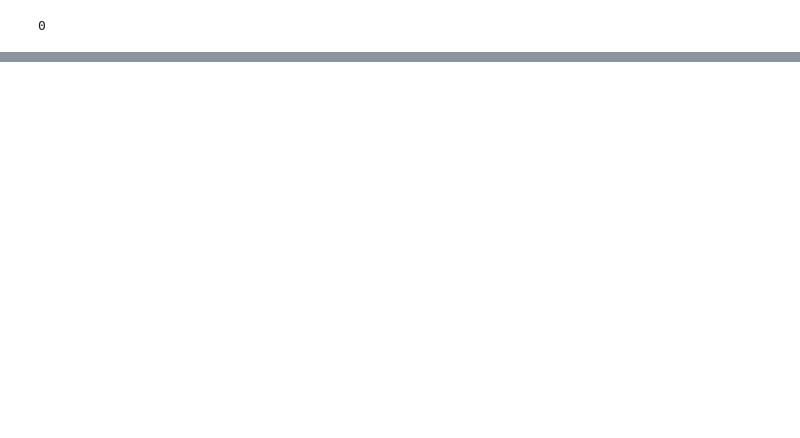
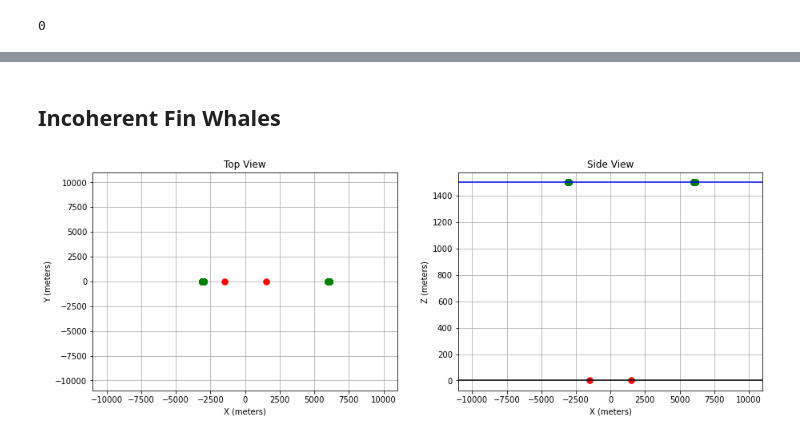
Before and after one commit to John-Ragland/NI_simulation, a Jupyter notebook: scripts/3D_simulation/3D_simulation.ipynb, the cells around one changed output, grey strips where cells are left out. Drawn from its saved outputs; the diff is of its cells as text; code cells hidden in the pictures; blank space fills up the shorter version.

```diff
--- a/scripts/3D_simulation/3D_simulation.ipynb
+++ b/scripts/3D_simulation/3D_simulation.ipynb
@@ -68,0 +83,11 @@ os.system(f'ffmpeg -r 40 -f image2 -s 1920x1080 -i animation_figures/%04d.png -v
+# %% [markdown]
+## Incoherent Fin Whales
+# %%
+source_distribution = ni_sim3D.source_distribution()
+_ = source_distribution.surface_line_incoherent(xmin=-3100, xmax = -3000, npts=100, label='fin_incoherent', hydrophone='A')
+sources = source_distribution.surface_line_incoherent(xmin=6000, xmax = 6100, npts=100, label='fin_incoherent', hydrophone='B')
+
+env = ni_sim3D.environment(sources, time_length=5*3600)
+env.plot_env( xlim=(-11000,11000), ylim=(-11000,11000), type='both')
+# %% [output]
+[figure, added]
```
Also changed, not shown: parts of 12 cells of this notebook, 1 other file.
